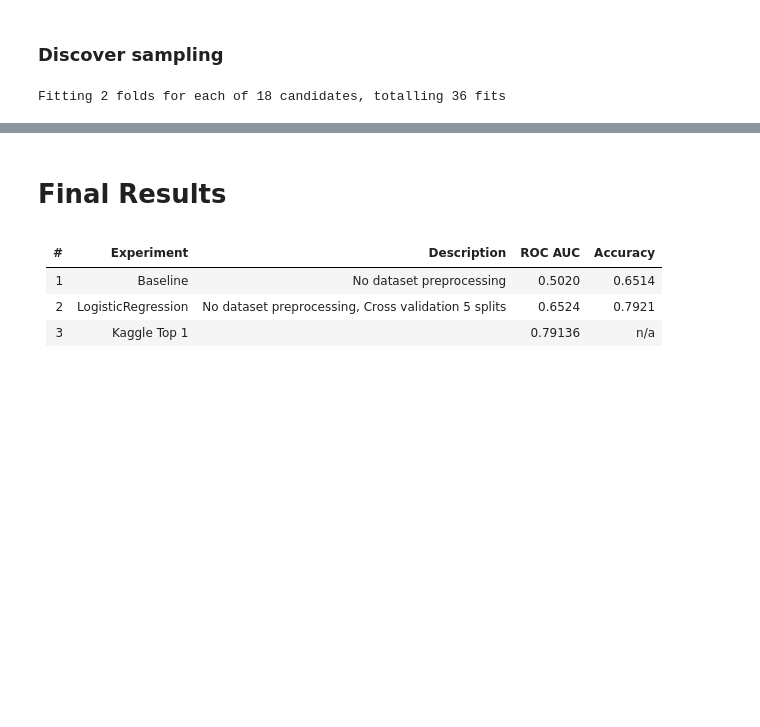
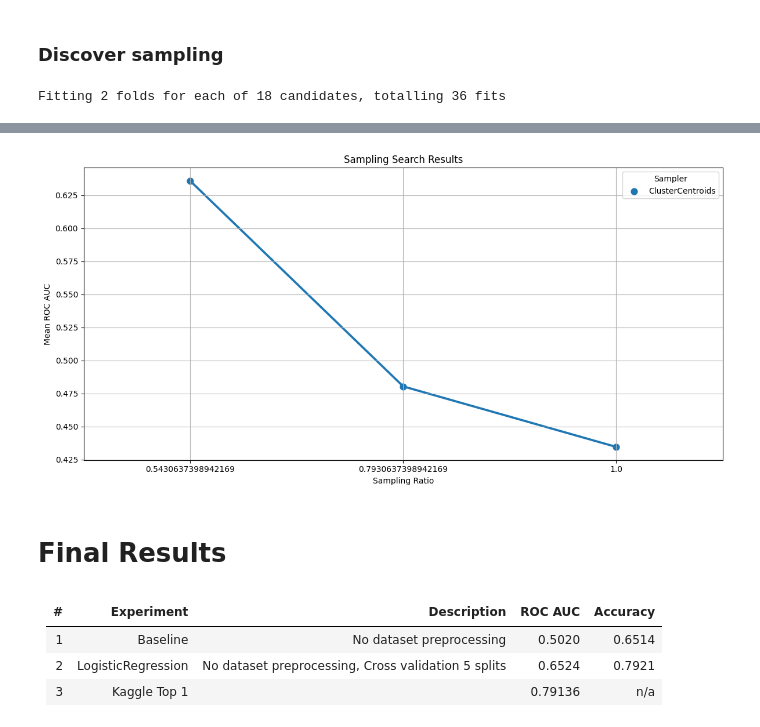
Before and after one commit to Maxvgrad/Binary-Classification-with-a-Software-Defects-Dataset, a Jupyter notebook: main.ipynb, the cells around one changed output, grey strips where cells are left out. Drawn from its saved outputs; the diff is of its cells as text; code cells hidden in the pictures; blank space fills up the shorter version.

```diff
--- a/main.ipynb
+++ b/main.ipynb
@@ -474,3 +489,37 @@ plt.show()
+# %%
+import pandas as pd
+import seaborn as sns
+import matplotlib.pyplot as plt
+import matplotlib.ticker as ticker
+from sklearn.model_selection import GridSearchCV
+
+results = pd.DataFrame(grid_search.cv_results_)
+
+results['strategy'] = results['param_sampler'].map(lambda x: x.__class__.__name__ if x is not None else 'None')
+
+results = results[results['strategy'] == 'ClusterCentroids']
+
+plt.figure(figsize=(12, 6))
+sns.pointplot(data=results, x='param_sampler__sampling_strategy', y='mean_test_score', hue='strategy')
+
+ax = plt.gca()  # Get the current Axes instance
+ax.yaxis.set_major_formatter(ticker.FormatStrFormatter('%.3f'))  # Set format for y ticks
+
+# Adjust the y-axis limits if necessary
+plt.ylim(results['mean_test_score'].min() - 0.01, results['mean_test_score'].max() + 0.01)
+
+
+plt.title('Sampling Search Results')
+plt.xlabel('Sampling Ratio')
+plt.ylabel('Mean ROC AUC')
+# plt.ylim(results['mean_test_score'].min() * 0.95, results['mean_test_score'].max() * 1.05)
+
+plt.legend(title='Sampler')
+plt.tight_layout()
+plt.grid(True)
+plt.show()
+# %% [output]
+[figure, added]
 # %% [markdown]
 # Final Results
 # %% [markdown]
```
Also changed, not shown: parts of 1 cell of this notebook.
